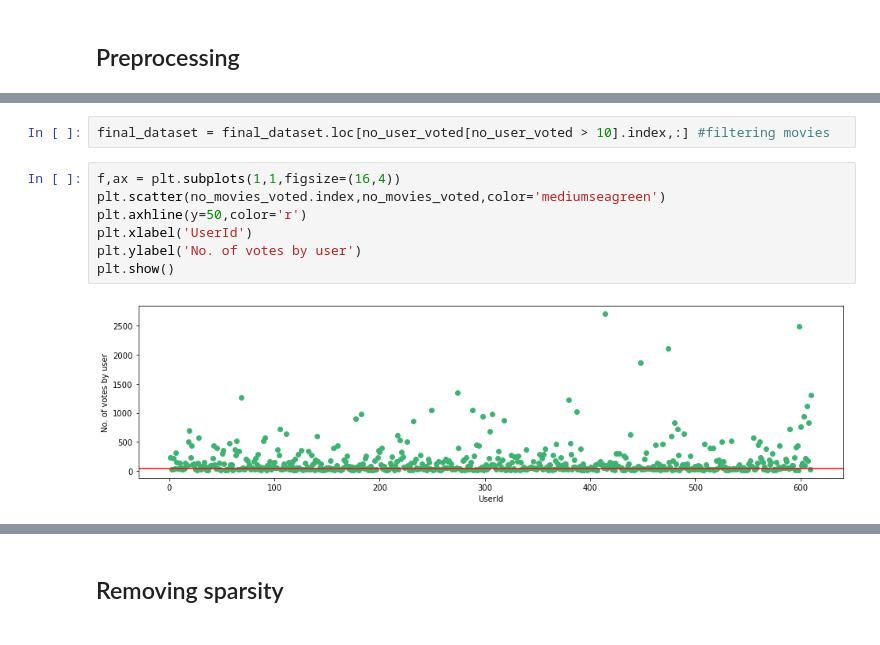
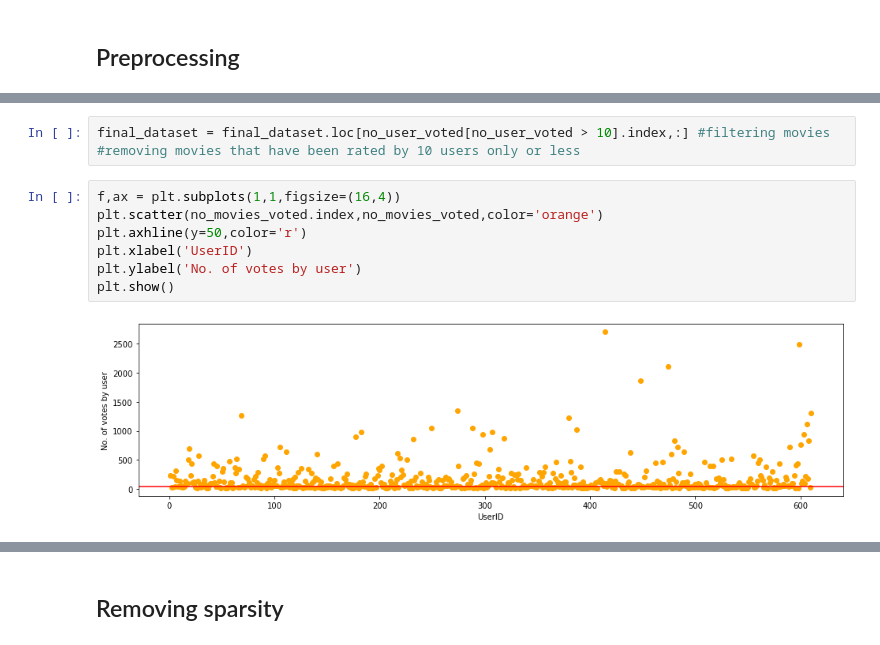
Before and after one commit to 5H-Tech/Movie-Recommendation, a Jupyter notebook: Movie Recommendation Engine.ipynb, the cells around one changed output, grey strips where cells are left out. Saved outputs shown, nothing was run; the diff lists cells and outputs as text.

```diff
--- a/Movie Recommendation Engine.ipynb
+++ b/Movie Recommendation Engine.ipynb
@@ -73,13 +86,14 @@ plt.show()
 [figure]
 # %%
 final_dataset = final_dataset.loc[no_user_voted[no_user_voted > 10].index,:] #filtering movies
+#removing movies that have been rated by 10 users only or less
 # %%
 f,ax = plt.subplots(1,1,figsize=(16,4))
-plt.scatter(no_movies_voted.index,no_movies_voted,color='mediumseagreen')
+plt.scatter(no_movies_voted.index,no_movies_voted,color='orange')
 plt.axhline(y=50,color='r')
-plt.xlabel('UserId')
+plt.xlabel('UserID')
 plt.ylabel('No. of votes by user')
 plt.show()
 # %% [output]
-[figure, old version]
+[figure, new version]
 # %%
```
Also changed, not shown: parts of 9 cells of this notebook, 1 other file.
